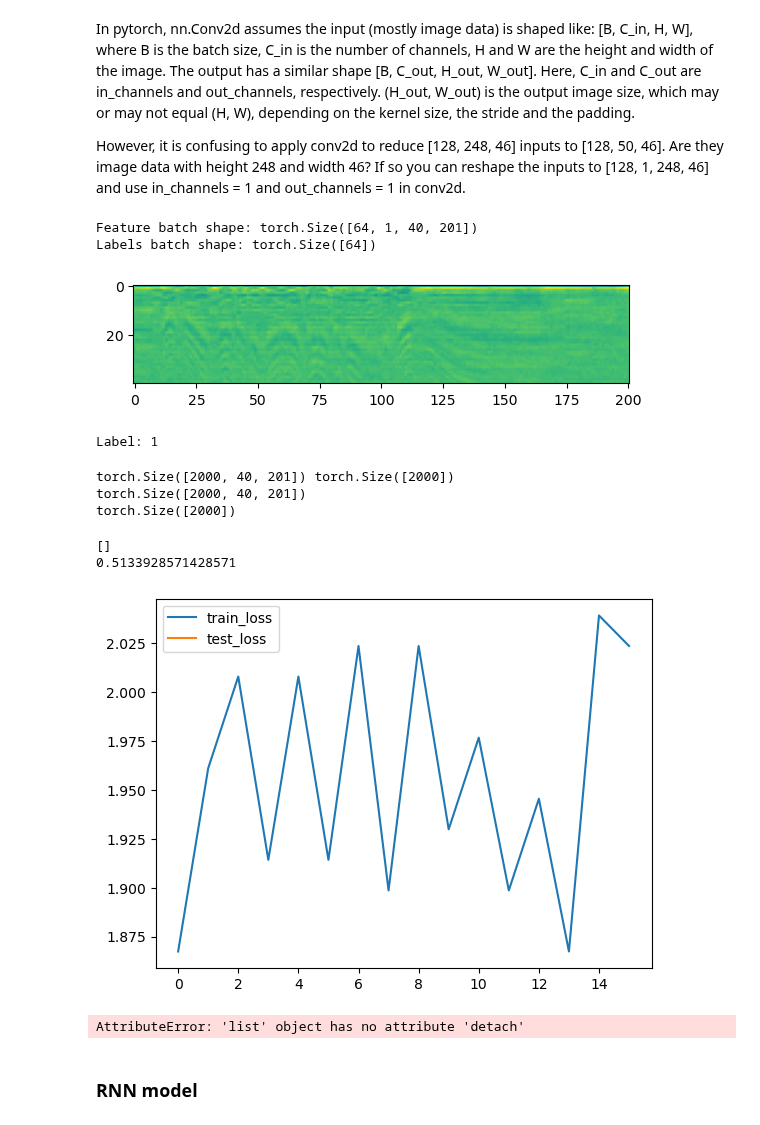
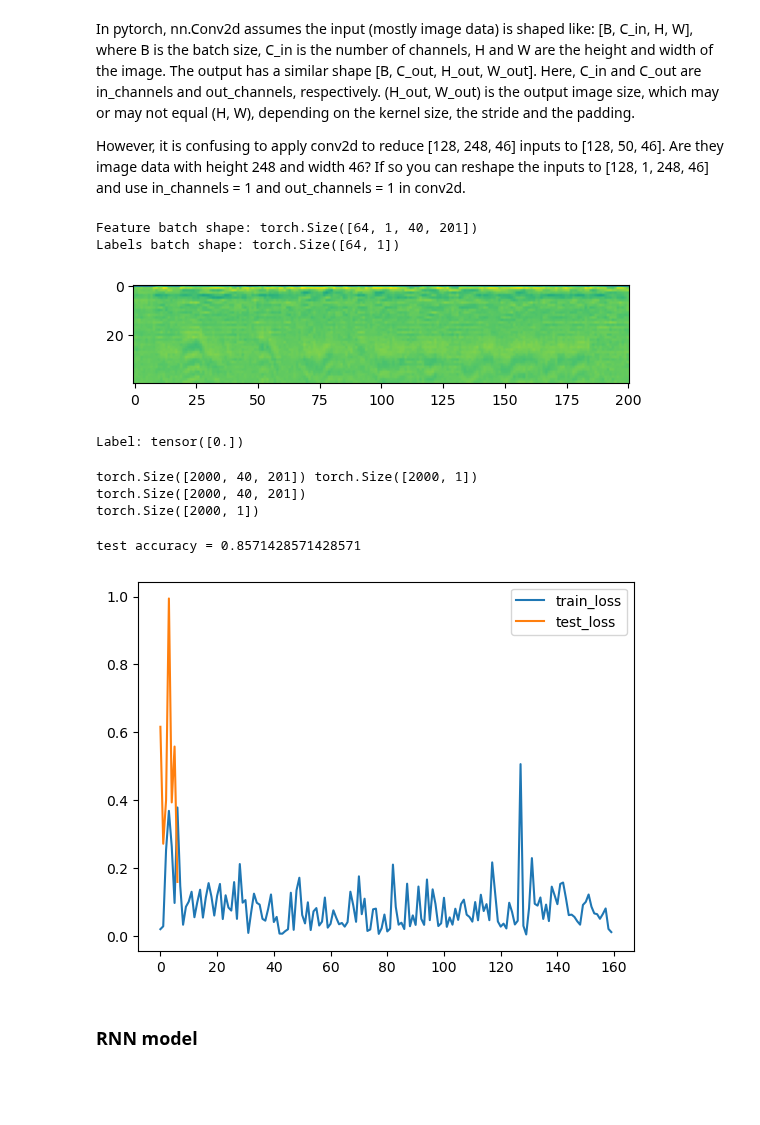
Before and after one commit to Floppy-vK/Language-ID, a Jupyter notebook: skeleton.ipynb, the cells around one changed output. Drawn from its saved outputs; the diff is of its cells as text; code cells hidden in the pictures; blank space fills up the shorter version.

Commit message:
update test accuracy

```diff
--- a/skeleton.ipynb
+++ b/skeleton.ipynb
@@ -244,22 +244,27 @@ model = nn.Sequential()
 model.add_module('Conv_1', nn.Conv2d(in_channels=1, out_channels=32, kernel_size=(3,3), padding=1))
 model.add_module('Relu_1', nn.ReLU())
 model.add_module('MaxPool_1', nn.MaxPool2d(kernel_size=2, padding=1))
+model.add_module('Dropout_1', nn.Dropout(0.25))
 
 model.add_module('Conv_2', nn.Conv2d(in_channels=32, out_channels=64, kernel_size=(3,3), padding=1))
 model.add_module('Relu_2', nn.ReLU())
 model.add_module('MaxPool_2', nn.MaxPool2d(kernel_size=2, padding=1))
+model.add_module('Dropout_2', nn.Dropout(0.25))
 
 model.add_module('Conv_3', nn.Conv2d(in_channels=64, out_channels=64, kernel_size=(3,3), padding=1))
 model.add_module('Relu_3', nn.ReLU())
+model.add_module('Dropout_3', nn.Dropout(0.25))
 
-
+#"""""
 model.add_module('Flatten', nn.Flatten())
 # in_features for linear layer should be the multiplication of the last 3 digits of the ReLU-8 output shape (64*11*51)
 # which is equal to the last number in the Flatten output shape (35904)
 model.add_module('Linear_1', nn.Linear(in_features=64*11*51, out_features=64, bias=True))
 model.add_module('Relu_L_1', nn.ReLU())
-model.add_module('Linear_2', nn.Linear(in_features=64, out_features=10, bias=True))
-model.add_module('Out_activation', nn.Softmax(-1))
+model.add_module('Dropout_4', nn.Dropout(0.25))
+model.add_module('Linear_2', nn.Linear(in_features=64, out_features=1, bias=True))
+model.add_module('Out_activation', nn.Sigmoid())
+#"""""
 
 model = model.to(device)
 
@@ -289,10 +294,10 @@ However, it is confusing to apply conv2d to reduce [128, 248, 46] inputs to [128
 # %%
 BATCH_SIZE = 64 #aka channels
 training = tensor_X_train
-target_train = tensor_y_train.long()
+target_train = tensor_y_train.float().unsqueeze(1)
 
 test = tensor_X_test
-target_test = tensor_y_test.long()
+target_test = tensor_y_test.float().unsqueeze(1)
 
 train_dataset = data_utils.TensorDataset(training.unsqueeze(1), target_train) # unsqueeze so it gets shape (64, 1, 40, 201)
 train_loader = data_utils.DataLoader(train_dataset, shuffle=True, batch_size=BATCH_SIZE)
@@ -311,74 +316,62 @@ plt.show()
 print(f"Label: {label}")
 # %% [output]
 Feature batch shape: torch.Size([64, 1, 40, 201])
-Labels batch shape: torch.Size([64])
+Labels batch shape: torch.Size([64, 1])
-[figure, old version]
+[figure, new version]
-Label: 1
+Label: tensor([0.])
 # %%
 print(training.shape, target_train.shape)
 print(training.shape)
 print(target_train.shape)
 # %% [output]
-torch.Size([2000, 40, 201]) torch.Size([2000])
+torch.Size([2000, 40, 201]) torch.Size([2000, 1])
 torch.Size([2000, 40, 201])
-torch.Size([2000])
+torch.Size([2000, 1])
 # %%
 # training model and obtaining test score
 
 optimizer = optim.Adam(model.parameters(), lr=0.001)
-crossentropy_loss = nn.CrossEntropyLoss(reduction='mean')
+crossentropy_loss = nn.BCELoss(reduction='mean')
 num_epochs = 5
 
 training_loss = []
 test_loss = []
-steps = 0
 
 model.train()
 
 for epoch in range(num_epochs):
     for images, labels in train_loader:
         images = images.to(device)
         labels = labels.to(device)
         optimizer.zero_grad()
         predictions = model(images)
         loss = crossentropy_loss(predictions, labels)
-        steps += 1
-        if steps == 10:
-            training_loss.append(loss.detach().numpy())
-            steps = 0
+        training_loss.append(loss.detach().numpy())
         loss.backward()
         optimizer.step()
 
 model.eval()
 
 test_acc = 0
-steps = 0
 for images, labels in test_loader:
     images, labels = images.to(device), labels.to(device)
     predictions = model(images)
     loss = crossentropy_loss(predictions, labels)
-    steps += 1
-    if steps == 10:
-        test_loss.append(loss.detach().numpy())
-        steps = 0
-    accuracy = (torch.max(predictions, dim=-1, keepdim=True)[1].flatten() == labels).sum() / len(labels)
+    test_loss.append(loss.detach().numpy())
+    #accuracy = (torch.max(predictions, dim=-1, keepdim=True)[1].flatten() == labels).sum() / len(labels)
+    accuracy=(predictions.round() == labels).float().mean()
     test_acc += accuracy.item()
 
 test_acc /= len(test_loader)
 plt.plot(training_loss, label='train_loss')
 plt.plot(test_loss, label='test_loss') # test loss is empty and I don't know why, how can we fix this?
 plt.legend()
 plt.show
 
-print(test_acc)
+print(f"test accuracy = {test_acc}")
 # %% [output]
-[]
-0.5133928571428571
+test accuracy = 0.8571428571428571
-[figure, old version]
+[figure, new version]
-# %%
-plt.plot(loss_list.detach().numpy())
-# %% [output]
-AttributeError: 'list' object has no attribute 'detach'
 # %% [markdown]
 ### RNN model
 # %%
```
Also changed, not shown: parts of 2 cells of this notebook.
